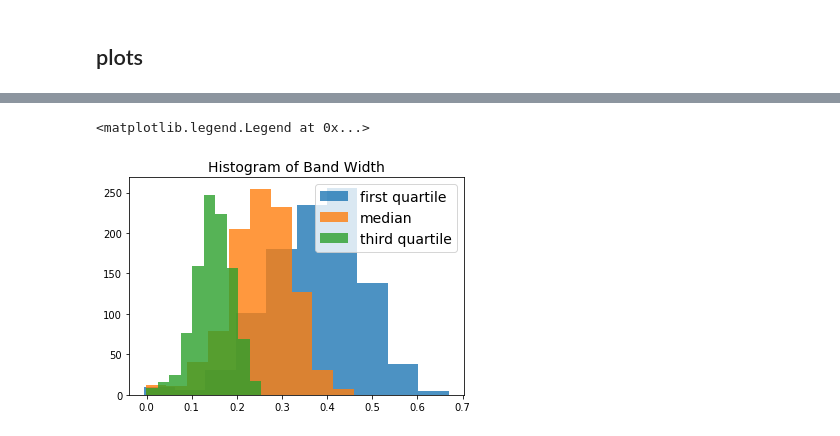
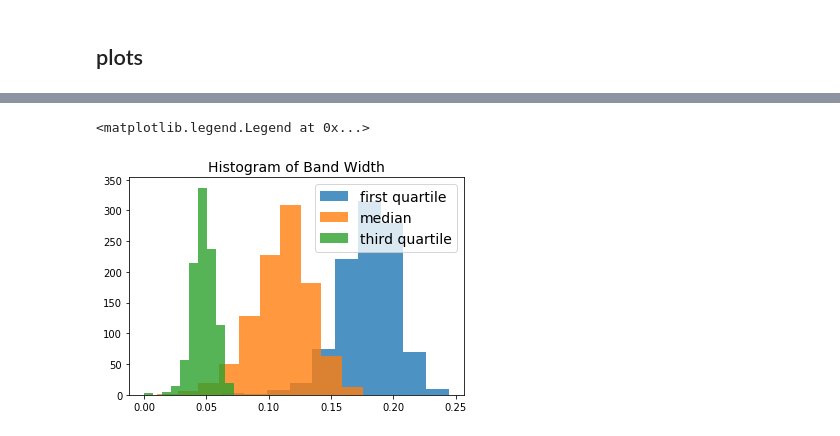
Before and after one commit to cvxgrp/log_ccv_conf_int, a Jupyter notebook: load_data_compute_coverage_width.ipynb, the cells around one changed output, grey strips where cells are left out. Cells and saved outputs as stored; diff of their text form; code cells hidden in the pictures.

Commit message:
updated code for width computation

```diff
--- a/load_data_compute_coverage_width.ipynb
+++ b/load_data_compute_coverage_width.ipynb
@@ -8,42 +8,42 @@ from scipy.stats import beta
 from scipy.stats import gamma
 from scipy.stats import chi2
 # %%
-dist = "gamma"
+# dist = "gamma"
 # n = 100
-# file = open("data_gamma_n_100_mod_3_uid_8_28_2020_1_21.pkl",'rb')
-n = 1000
-file = open("data_gamma_n_1000_mod_3_uid_9_8_2020_16_11.pkl", 'rb')
+# file = open("data/data_gamma_n_100_mod_3_uid_8_28_2020_1_21.pkl",'rb')
+# n = 1000
+# file = open("data/data_gamma_n_1000_mod_3_uid_9_8_2020_16_11.pkl", 'rb')
 # n = 10000
-# file = open("data_gamma_n_10000_mod_3_uid_9_7_2020_15_16.pkl", 'rb')
+# file = open("data/data_gamma_n_10000_mod_3_uid_9_7_2020_15_16.pkl", 'rb')
 
 # dist = "gaussian"
 # n = 100
-# file = open("data_gaussian_n_100_mod_3_uid_8_30_2020_16_49.pkl", 'rb')
+# file = open("data/data_gaussian_n_100_mod_3_uid_8_30_2020_16_49.pkl", 'rb')
 # n = 1000
-# file = open("data_gaussian_n_1000_mod_3_uid_8_31_2020_13_7.pkl", 'rb')
+# file = open("data/data_gaussian_n_1000_mod_3_uid_8_31_2020_13_7.pkl", 'rb')
 # n = 10000
-# file = open("data_gaussian_n_10000_mod_3_uid_9_7_2020_23_51.pkl", 'rb')
+# file = open("data/data_gaussian_n_10000_mod_3_uid_9_7_2020_23_51.pkl", 'rb')
 
 # dist = "uniform"
 # n = 100
-# file = open("data_uniform_n_100_mod_3_uid_8_30_2020_15_8.pkl", 'rb')
+# file = open("data/data_uniform_n_100_mod_3_uid_8_30_2020_15_8.pkl", 'rb')
 # n = 1000
-# file = open("data_uniform_n_1000_mod_3_uid_9_2_2020_2_8.pkl", 'rb')
+# file = open("data/data_uniform_n_1000_mod_3_uid_9_2_2020_2_8.pkl", 'rb')
 # n = 10000
-# file = open("data_uniform_n_10000_mod_3_uid_9_7_2020_22_48.pkl", 'rb')
+# file = open("data/data_uniform_n_10000_mod_3_uid_9_7_2020_22_48.pkl", 'rb')
 
-# dist = "chisq"
+dist = "chisq"
 # n = 100
-# file = open("data_chisq_n_100_mod_3_uid_8_30_2020_13_30.pkl", 'rb')
-# n = 1000
-# file = open("data_chisq_n_1000_mod_3_uid_9_3_2020_16_18.pkl", 'rb')
+# file = open("data/data_chisq_n_100_mod_3_uid_8_30_2020_13_30.pkl", 'rb')
+n = 1000
+file = open("data/data_chisq_n_1000_mod_3_uid_9_3_2020_16_18.pkl", 'rb')
 # n = 10000
-# file = open("data_chisq_n_10000_mod_3_uid_9_7_2020_21_14.pkl", 'rb')
+# file = open("data/data_chisq_n_10000_mod_3_uid_9_7_2020_21_14.pkl", 'rb')
 
 stuff = pickle.load(file, encoding='latin1')
 file.close()
 
-is_save = True
+is_save = False
 # %%
 df = 3
 coverage_1 = [] #at design points
@@ -212,9 +232,9 @@ plt.plot(opt_pts, np.log(hi_opt_pts), ' .')
 # %%
-plt.hist(first_quartile_width, label="first quartile", alpha=0.8)
-plt.hist(median_width, label="median", alpha=0.8)
-plt.hist(third_quartile_width, label="third quartile", alpha=0.8)
+plt.hist(ave_first_quartile_width, label="first quartile", alpha=0.8)
+plt.hist(ave_median_width, label="median", alpha=0.8)
+plt.hist(ave_third_quartile_width, label="third quartile", alpha=0.8)
 plt.title("Histogram of Band Width", fontsize=14)
 plt.legend(fontsize=14)
 # %% [output]
 <matplotlib.legend.Legend at 0x...>
-[figure, old version]
+[figure, new version]
```
Also changed, not shown: parts of 10 cells of this notebook.
